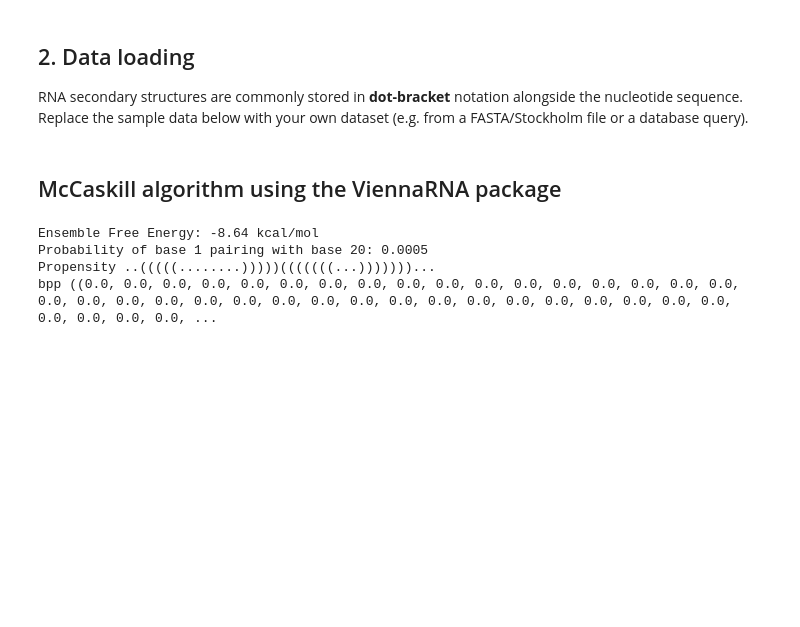
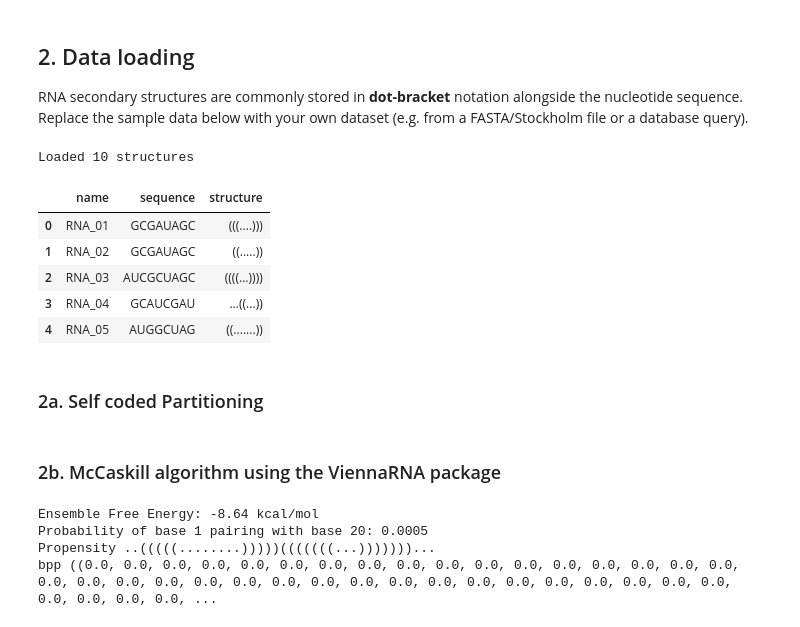
Before and after one commit to beline-y/Clustering-of-RNA-structures, a Jupyter notebook: clustering_rna_structures.ipynb, the cells around one changed output. Saved outputs shown, nothing was run; the diff lists cells and outputs as text; code cells hidden in the pictures; blank space fills up the shorter version.

```diff
--- a/clustering_rna_structures.ipynb
+++ b/clustering_rna_structures.ipynb
@@ -33,3 +33,31 @@ sns.set_theme(style="whitegrid")
 
 RNA secondary structures are commonly stored in **dot-bracket** notation alongside the nucleotide sequence.
 Replace the sample data below with your own dataset (e.g. from a FASTA/Stockholm file or a database query).
+# %%
+# Sample dataset: (name, sequence, dot-bracket structure)
+records = [
+    ("RNA_01", "GCGAUAGC",  "(((....)))"),
+    ("RNA_02", "GCGAUAGC",  "((.....))"),
+    ("RNA_03", "AUCGCUAGC", "((((...))))"),
+    ("RNA_04", "GCAUCGAU",  "...((...))"),
+    ("RNA_05", "AUGGCUAG",  "((.......))"),
+    ("RNA_06", "CGAUGCAU",  ".((....))."),
+    ("RNA_07", "GCUAGCAU",  "((((....))))"),
+    ("RNA_08", "AUGCGCUA",  "........"),
+    ("RNA_09", "GCAUGCAU",  "(.(...).)."),
+    ("RNA_10", "CGAUCGUA",  "(((....)))"),
+]
+
+df = pd.DataFrame(records, columns=["name", "sequence", "structure"])
+print(f"Loaded {len(df)} structures")
+df.head()
+# %% [output]
+Loaded 10 structures
+|  | name | sequence | structure |
+| 0 | RNA_01 | GCGAUAGC | (((....))) |
+| 1 | RNA_02 | GCGAUAGC | ((.....)) |
+| 2 | RNA_03 | AUCGCUAGC | ((((...)))) |
+| 3 | RNA_04 | GCAUCGAU | ...((...)) |
+| 4 | RNA_05 | AUGGCUAG | ((.......)) |
+# %% [markdown]
+### 2a. Self coded Partitioning
@@ -36,5 +180,5 @@ Replace the sample data below with your own dataset (e.g. from a FASTA/Stockholm
 # %% [markdown]
-## McCaskill algorithm using the ViennaRNA package
+### 2b. McCaskill algorithm using the ViennaRNA package
 # %%
 sequence = "GAGUAGUGGAACCAGGCUAUGUUUGUGACUCGCAGACCCU"
 
```
Also changed, not shown: parts of 11 cells of this notebook.
